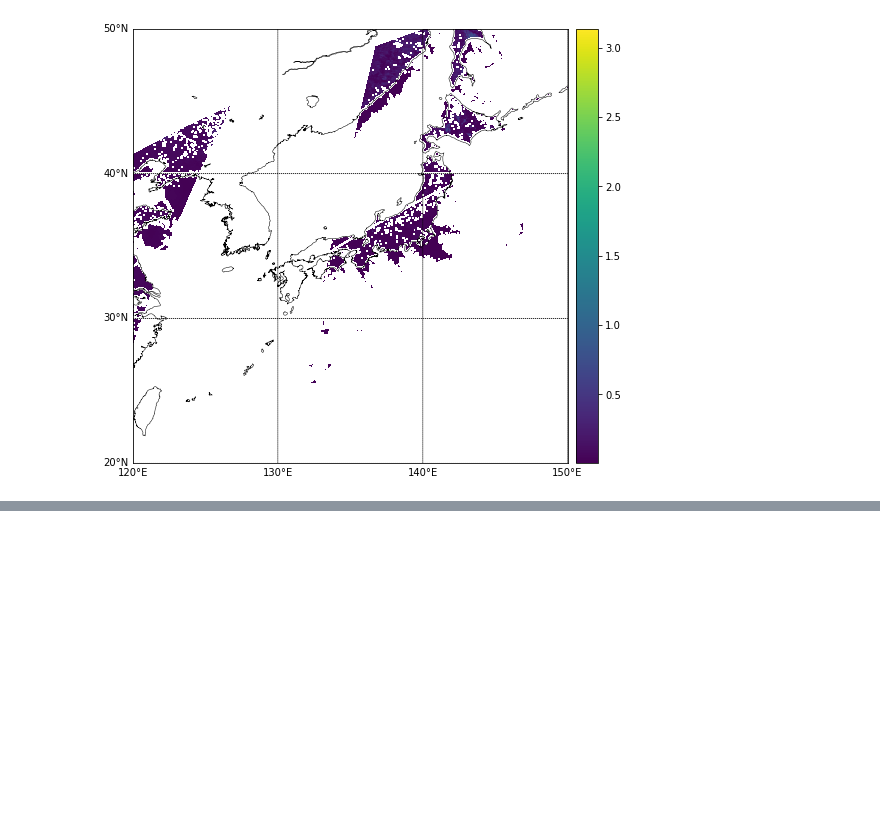
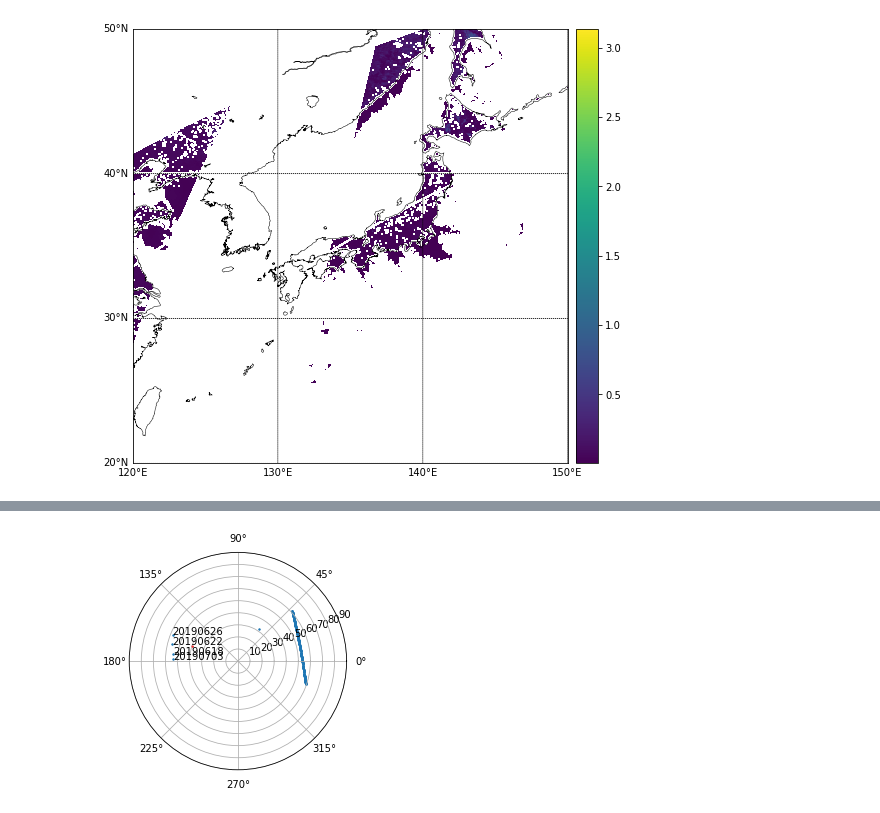
Before and after one commit to Lw46/Himawari_SGLI, a Jupyter notebook: RAA_Matching.ipynb, the cells around one changed output, grey strips where cells are left out. Saved outputs shown, nothing was run; the diff lists cells and outputs as text; code cells hidden in the pictures; blank space fills up the shorter version.

```diff
--- a/RAA_Matching.ipynb
+++ b/RAA_Matching.ipynb
@@ -197,0 +283,46 @@ SGLI_SZA_PL_files
+# %%
+MATCH_RESULT = []
+VAA = []
+VZA = []
+name = []
+site_name = 'KHW'
+for date in d:
+
+    try:
+
+    # SGLI VAA
+
+        SGLI_VAA_PL_path = '/media/liwei/Data/GCOM-C_RSRF_Valid/Sensor_azimuth_PL/{}/Sensor_azimuth_PL_{}_{}.dat'.format(date,date,site_name)
+        with open(SGLI_VAA_PL_path,'rb') as fp:
+            SGLI_VAA_PL = np.fromstring(fp.read(),dtype='f4').reshape(20,20)
+
+        # SGLI VZA
+
+        SGLI_VZA_PL_path = '/media/liwei/Data/GCOM-C_RSRF_Valid/Sensor_zenith_PL/{}/Sensor_zenith_PL_{}_{}.dat'.format(date,date,site_name)
+        with open(SGLI_VZA_PL_path,'rb') as fp:
+            SGLI_VZA_PL = np.fromstring(fp.read(),dtype='f4').reshape(20,20)
+
+
+        VZA_Matching_PL = SGLI_VZA_PL[10,10] - AHI_VZA
+#         print (VZA_Matching_PL)
+#         if VZA_Matching_PL < 10:
+#             print(date)
+#             print (VZA_Matching_PL)
+
+        VAA.append(math.radians(SGLI_VAA_PL[10,10]))
+        VZA.append(np.nanmin(SGLI_VZA_PL))
+        name.append(date)
+    except:
+        pass
+# %%
+import matplotlib.pyplot as plt
+ax1 = plt.subplot(projection='polar')
+ax1.set_rlim(0,90)
+ax1.scatter(VAA, VZA,s=2)
+ax1.scatter(math.radians(AHI_VAA), AHI_VZA,s=2,c='r')
+for i in range(len(VAA)):
+    if math.degrees(VAA[i]) >135 and math.degrees(VAA[i]) < 180:
+        ax1.annotate(name[i],(VAA[i],VZA[i]))
+plt.show()
+# %% [output]
+[figure, added]
```
Also changed, not shown: parts of 25 cells of this notebook, 2 other files.
